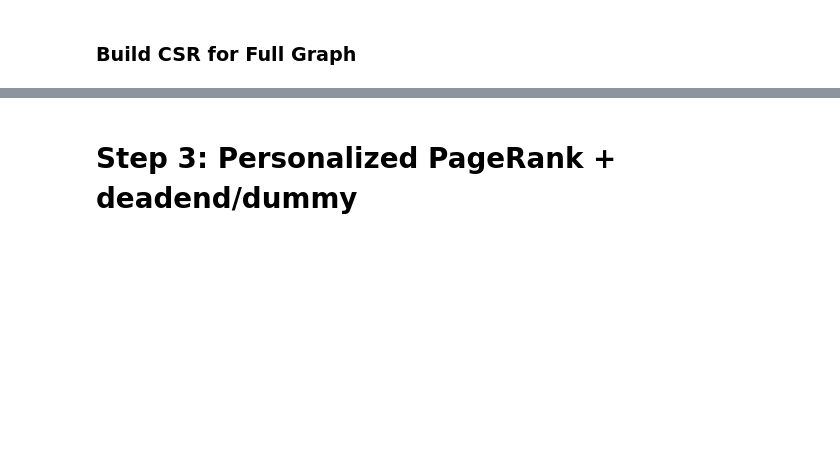
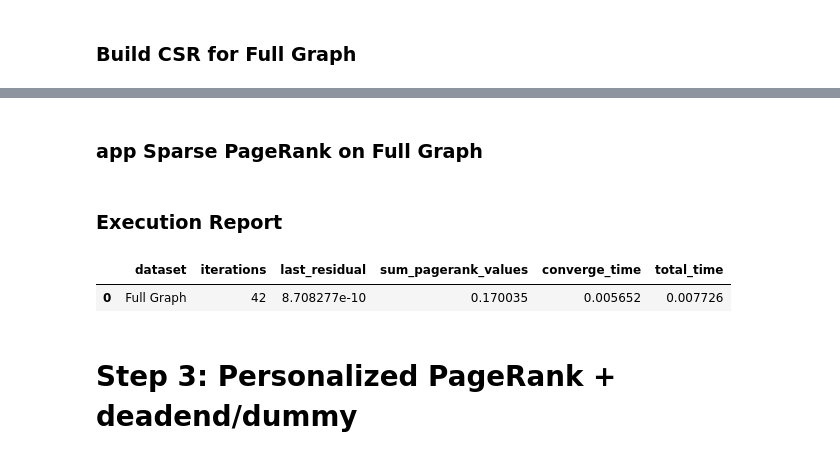
Before and after one commit to pouriaSameti/Mathematics-For-Data-Science, a Jupyter notebook: Project 3/notebook.ipynb, the cells around one changed output, grey strips where cells are left out. Cells and saved outputs as stored; diff of their text form; code cells hidden in the pictures; blank space fills up the shorter version.

Commit message:
Project 3: Run sparse pageRank on full graph.

```diff
--- a/Project 3/notebook.ipynb
+++ b/Project 3/notebook.ipynb
@@ -690,3 +690,20 @@ report_df
+# %% [markdown]
+### app Sparse PageRank on Full Graph
+# %%
+out_degree_full = np.array(full_graph_csr.sum(axis=1)).flatten()
+P_full_graph, normalization_time_full = row_normalization(shape=n_full, csr=full_graph_csr, out_degree=out_degree_full)
+p_full, residuals_full, page_time_full = pagerank_sparse(transition_matrix=P_full_graph, number_nodes=n_full)
+# %% [markdown]
+### Execution Report
+# %%
+pagerank_sparce_report_df = [{'dataset': 'Full Graph', 'iterations': len(residuals_full), 'last_residual': residuals_full[-1], 'sum_pagerank_values': p_full.sum(), 'converge_time': page_time_full,
+                              'total_time': (t_build_full + normalization_time_full + page_time_full)}]
+
+pagerank_sparce_report_df = pd.DataFrame(pagerank_sparce_report_df)
+pagerank_sparce_report_df
+# %% [output]
+|  | dataset | iterations | last_residual | sum_pagerank_values | converge_time | total_time |
+| 0 | Full Graph | 42 | 8.708277e-10 | 0.170035 | 0.005652 | 0.007726 |
 # %% [markdown]
 # Step 3: Personalized PageRank + deadend/dummy
 # %% [markdown]
```
Also changed, not shown: parts of 4 cells of this notebook.
